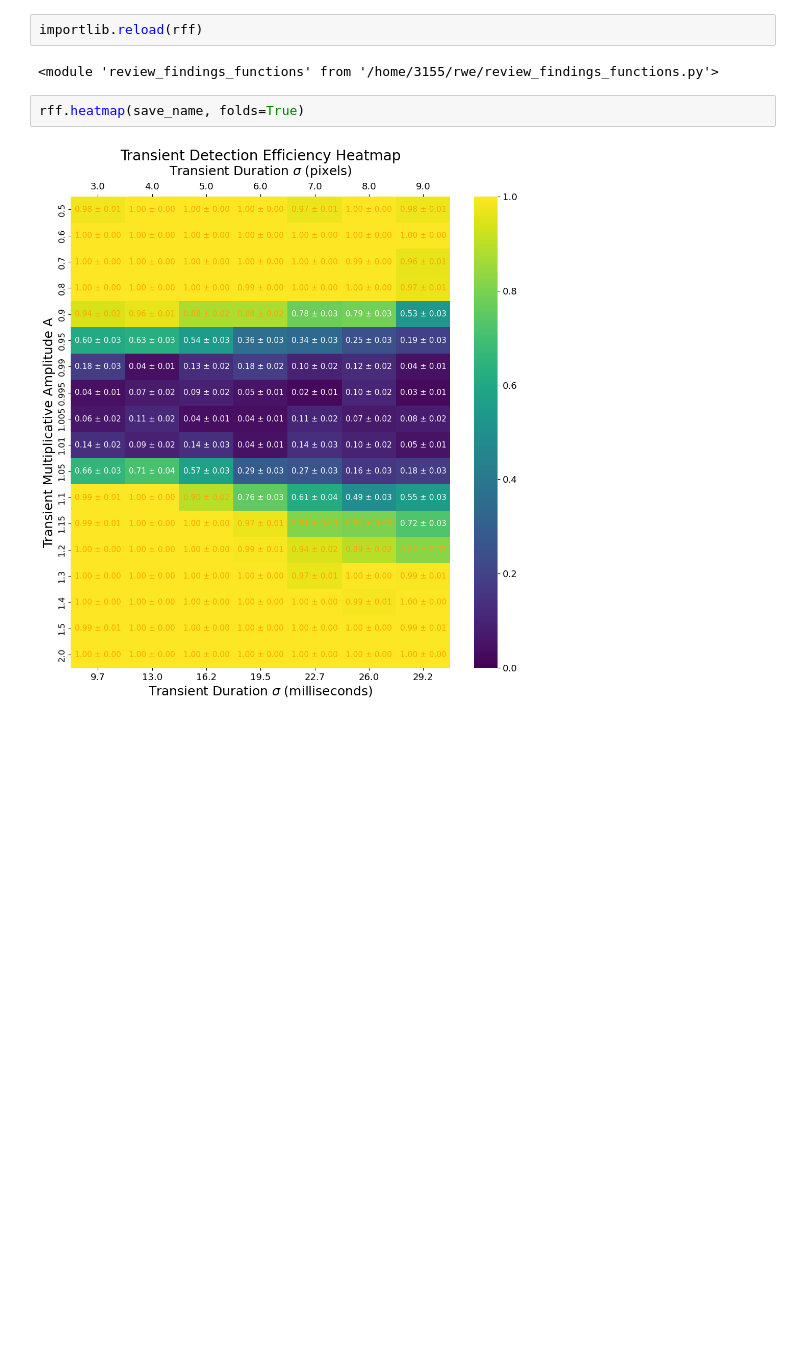
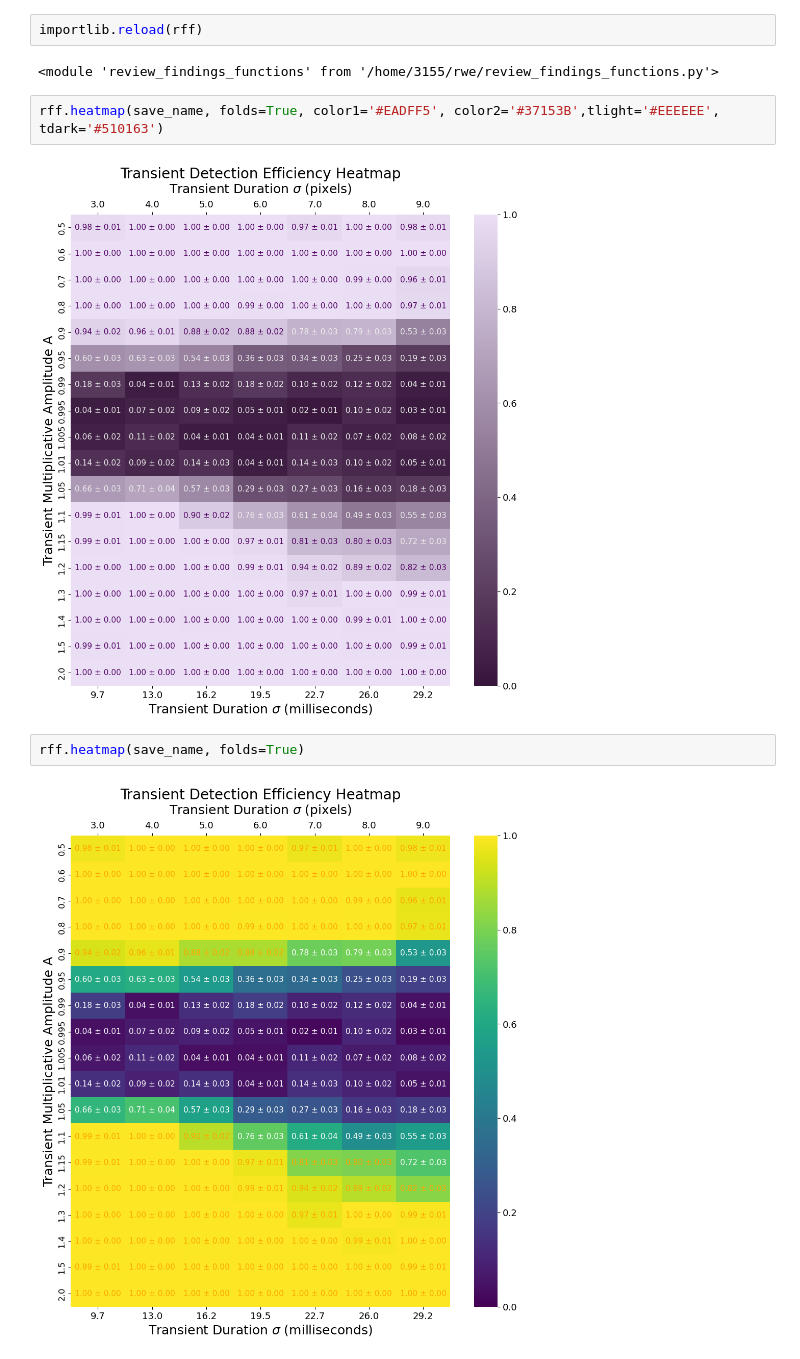
Before and after one commit to SHDaniels/Continuous-Readout-Image-Transient-Detection-with-CNNs, a Jupyter notebook: pretty_cnn_plots_april.ipynb, the cells around one changed output. Cells and saved outputs as stored; diff of their text form; blank space fills up the shorter version.

```diff
--- a/pretty_cnn_plots_april.ipynb
+++ b/pretty_cnn_plots_april.ipynb
@@ -230,6 +232,10 @@ loading data
 importlib.reload(rff)
 # %% [output]
 <module 'review_findings_functions' from '/home/3155/rwe/review_findings_functions.py'>
+# %%
+rff.heatmap(save_name, folds=True, color1='#EADFF5', color2='#37153B',tlight='#EEEEEE', tdark='#510163')
+# %% [output]
+[figure, added]
 # %%
 rff.heatmap(save_name, folds=True)
 # %% [output]
```
Also changed, not shown: parts of 1 cell of this notebook, 9 other files.
